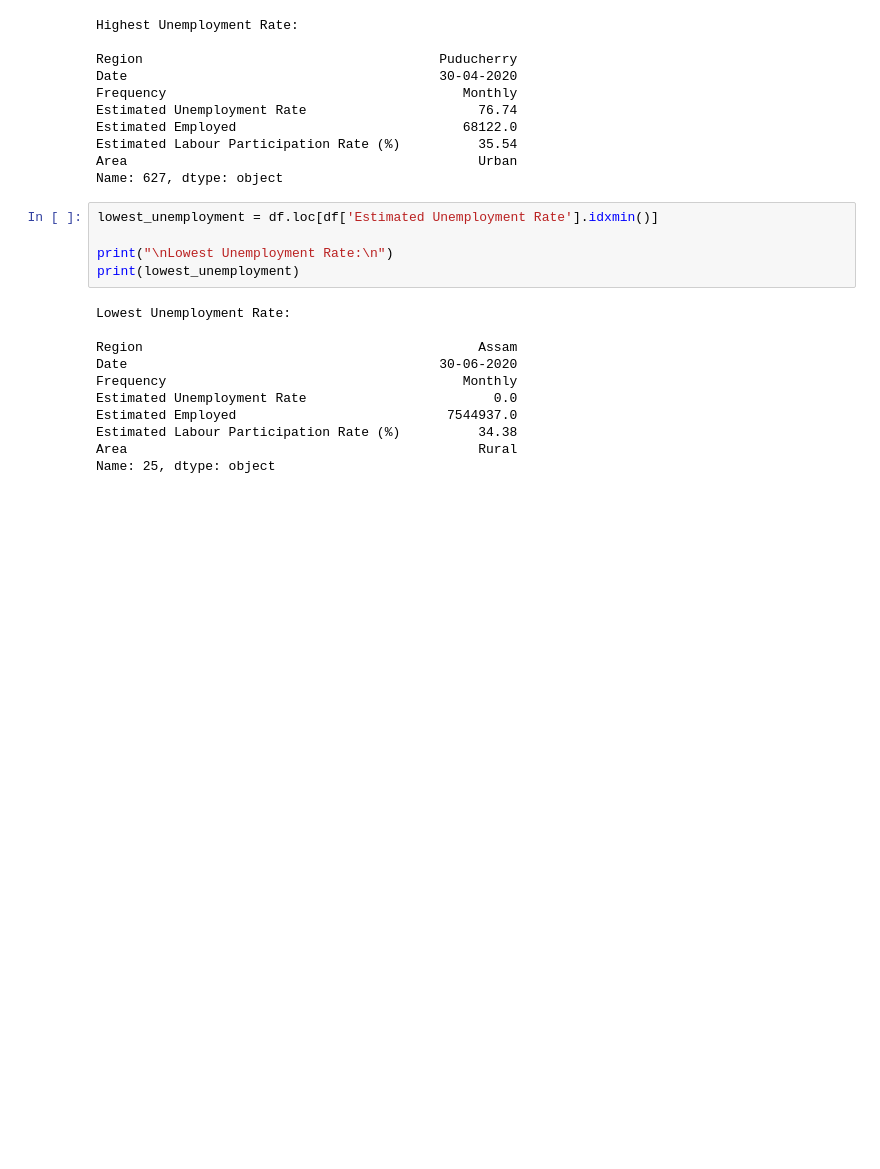
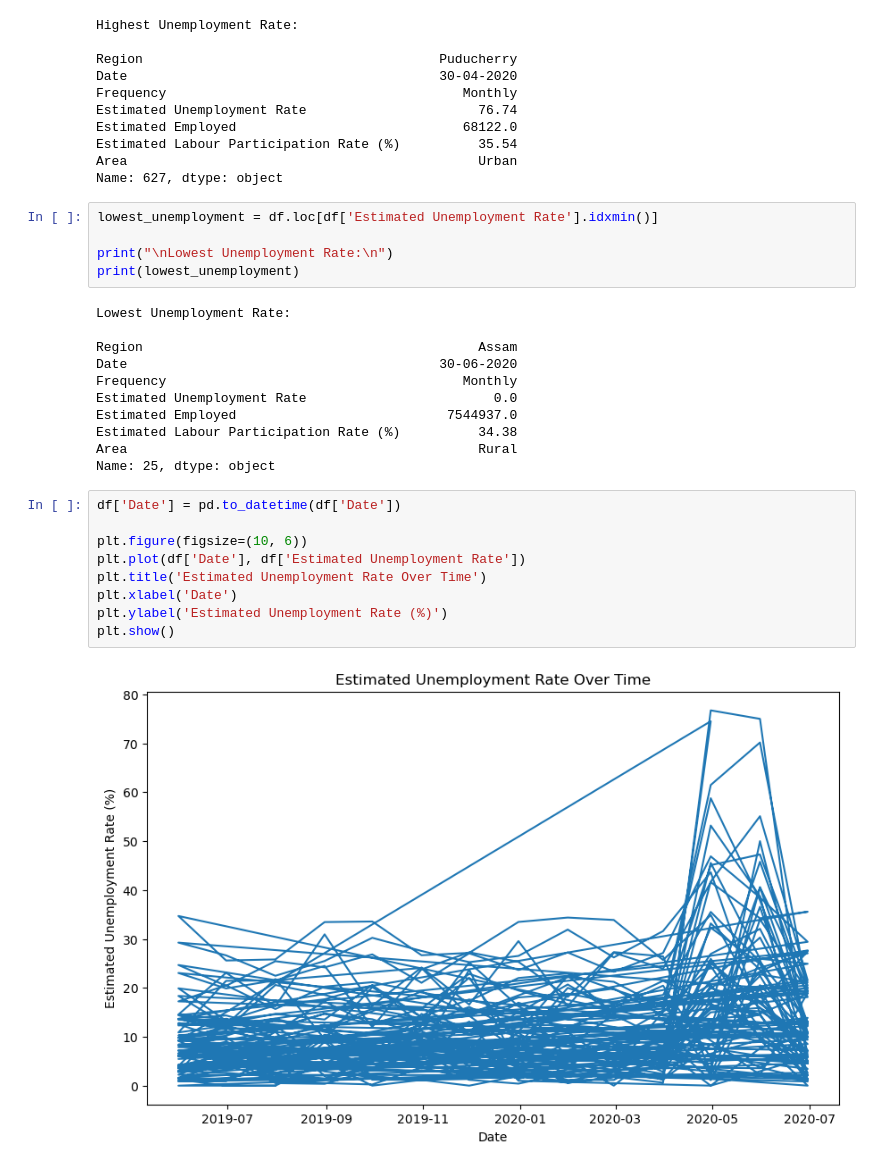
Before and after one commit to harshil982002/OIBSIP_TASKNO-2, a Jupyter notebook: task-2.ipynb, the cells around one changed output. Saved outputs shown, nothing was run; the diff lists cells and outputs as text; blank space fills up the shorter version.

Commit message:
ploted graph for unemployment rate over time

```diff
--- a/task-2.ipynb
+++ b/task-2.ipynb
@@ -41,3 +41,14 @@ Estimated Employed                           7544937.0
 Estimated Labour Participation Rate (%)          34.38
 Area                                             Rural
 Name: 25, dtype: object
+# %%
+df['Date'] = pd.to_datetime(df['Date'])
+
+plt.figure(figsize=(10, 6))
+plt.plot(df['Date'], df['Estimated Unemployment Rate'])
+plt.title('Estimated Unemployment Rate Over Time')
+plt.xlabel('Date')
+plt.ylabel('Estimated Unemployment Rate (%)')
+plt.show()
+# %% [output]
+[figure, added]
```
